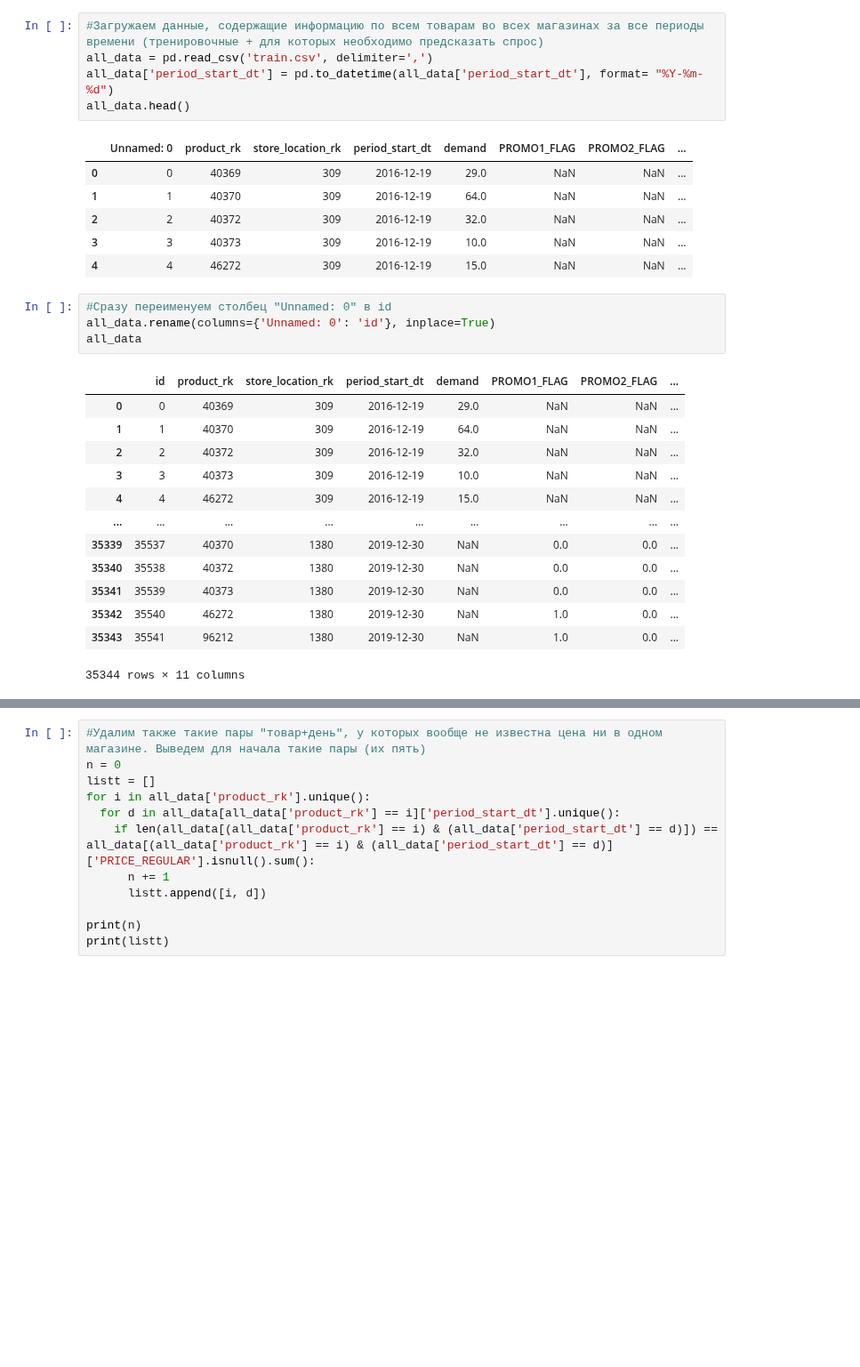
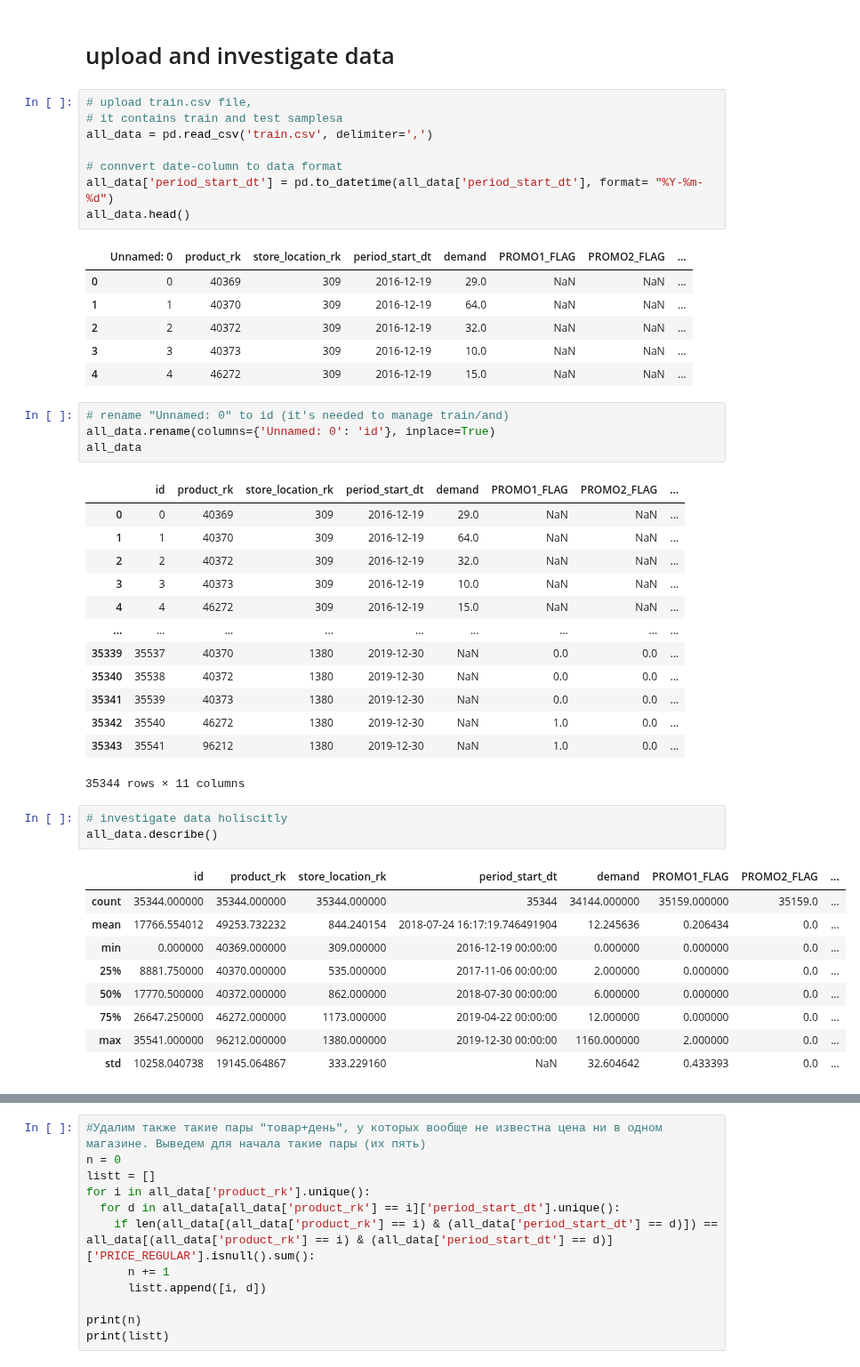
Before and after one commit to aromanenko/ATSF, a Jupyter notebook: hw3_solution_example.ipynb, the cells around one changed output, grey strips where cells are left out. Shown at 89% size. Cells and saved outputs as stored; diff of their text form; blank space fills up the shorter version.

```diff
--- a/hw3_solution_example.ipynb
+++ b/hw3_solution_example.ipynb
@@ -10,6 +16,11 @@ from sklearn.metrics import mean_absolute_error
+# %% [markdown]
+# upload and investigate data
 # %%
-#Загружаем данные, содержащие информацию по всем товарам во всех магазинах за все периоды времени (тренировочные + для которых необходимо предсказать спрос)
+# upload train.csv file,
+# it contains train and test samplesa
 all_data = pd.read_csv('train.csv', delimiter=',')
+
+# connvert date-column to data format
 all_data['period_start_dt'] = pd.to_datetime(all_data['period_start_dt'], format= "%Y-%m-%d")
 all_data.head()
 # %% [output]
@@ -20,7 +31,7 @@ all_data.head()
 | 3 | 3 | 40373 | 309 | 2016-12-19 | 10.0 | NaN | NaN | ... |
 | 4 | 4 | 46272 | 309 | 2016-12-19 | 15.0 | NaN | NaN | ... |
 # %%
-#Сразу переименуем столбец "Unnamed: 0" в id
+# rename "Unnamed: 0" to id (it's needed to manage train/and)
 all_data.rename(columns={'Unnamed: 0': 'id'}, inplace=True)
 all_data
 # %% [output]
@@ -37,3 +48,16 @@ all_data
 | 35342 | 35540 | 46272 | 1380 | 2019-12-30 | NaN | 1.0 | 0.0 | ... |
 | 35343 | 35541 | 96212 | 1380 | 2019-12-30 | NaN | 1.0 | 0.0 | ... |
 35344 rows × 11 columns
+# %%
+# investigate data holiscitly
+all_data.describe()
+# %% [output]
+|  | id | product_rk | store_location_rk | period_start_dt | demand | PROMO1_FLAG | PROMO2_FLAG | ... |
+| count | 35344.000000 | 35344.000000 | 35344.000000 | 35344 | 34144.000000 | 35159.000000 | 35159.0 | ... |
+| mean | 17766.554012 | 49253.732232 | 844.240154 | 2018-07-24 16:17:19.746491904 | 12.245636 | 0.206434 | 0.0 | ... |
+| min | 0.000000 | 40369.000000 | 309.000000 | 2016-12-19 00:00:00 | 0.000000 | 0.000000 | 0.0 | ... |
+| 25% | 8881.750000 | 40370.000000 | 535.000000 | 2017-11-06 00:00:00 | 2.000000 | 0.000000 | 0.0 | ... |
+| 50% | 17770.500000 | 40372.000000 | 862.000000 | 2018-07-30 00:00:00 | 6.000000 | 0.000000 | 0.0 | ... |
+| 75% | 26647.250000 | 46272.000000 | 1173.000000 | 2019-04-22 00:00:00 | 12.000000 | 0.000000 | 0.0 | ... |
+| max | 35541.000000 | 96212.000000 | 1380.000000 | 2019-12-30 00:00:00 | 1160.000000 | 2.000000 | 0.0 | ... |
+| std | 10258.040738 | 19145.064867 | 333.229160 | NaN | 32.604642 | 0.433393 | 0.0 | ... |
```
Also changed, not shown: parts of 32 cells of this notebook.
